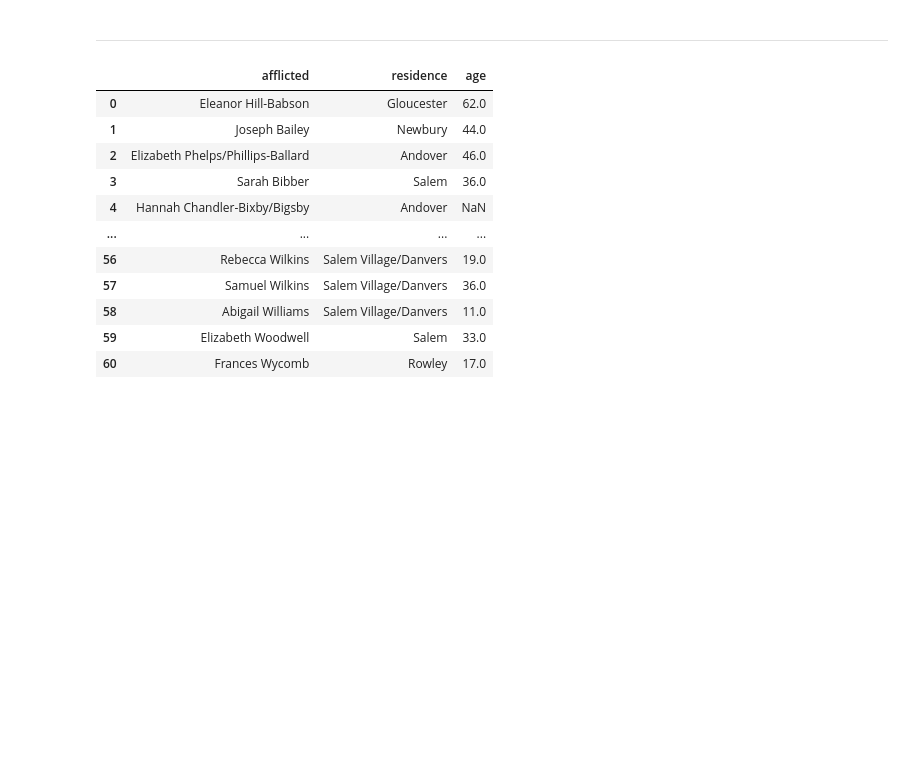
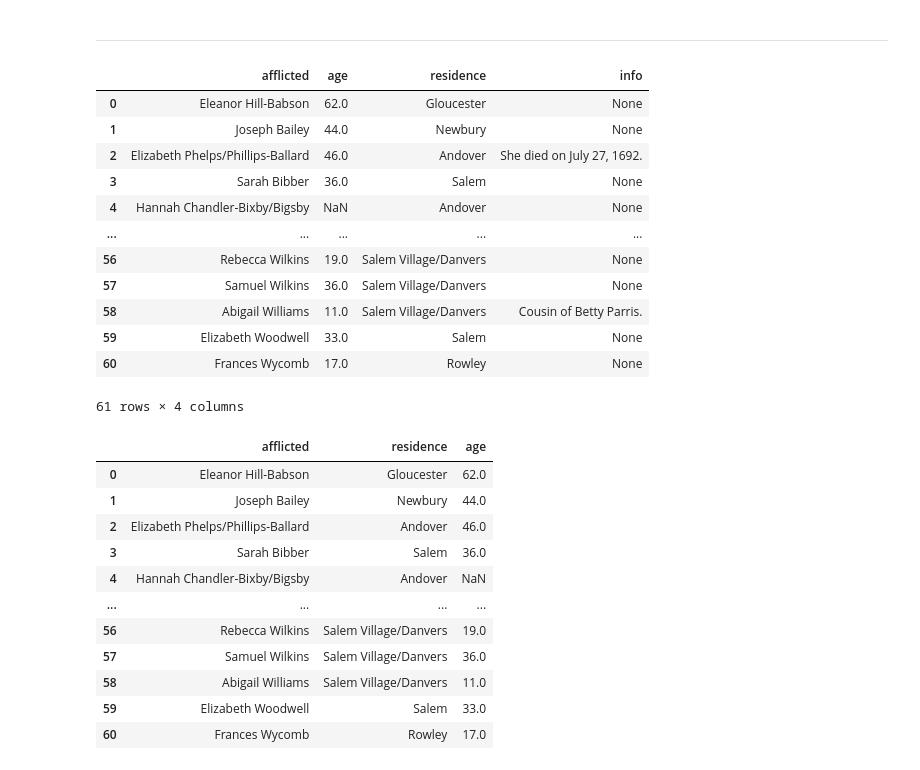
Before and after one commit to lmoraromero/promoG-modulo4-sprint1-pairprogramming-SAIRA-LAURAM, a Jupyter notebook: prueba.ipynb, the cells around one changed output. Saved outputs shown, nothing was run; the diff lists cells and outputs as text; code cells hidden in the pictures; blank space fills up the shorter version.

```diff
--- a/prueba.ipynb
+++ b/prueba.ipynb
@@ -657,6 +662,55 @@ data = [
 ]
 # %%
 import re
+# %%
+afflicted = []
+age = []
+residence = []
+info = []
+
+# Procesamiento de cada entrada
+for entry in data:
+    # Separar la información
+    name_match = re.match(r"(.+?)\s*[,–-]\s*age", entry)
+    name = name_match.group(1).strip() if name_match else None
+
+    age_match = re.search(r"age(?: about)? (\d+)", entry)
+    age_value = int(age_match.group(1)) if age_match else None
+
+    residence_match = re.search(r"living in ([^.]+)", entry)
+    residence_value = residence_match.group(1).strip() if residence_match else None
+
+    info_match = re.search(r"living in (.+)\. (.+)", entry)
+    info_value = info_match.group(2).strip() if info_match else None
+
+    afflicted.append(name)
+    age.append(age_value)
+    residence.append(residence_value)
+    info.append(info_value)
+
+# Crear el DataFrame
+acusados = pd.DataFrame({
+    'afflicted': afflicted,
+    'age': age,
+    'residence': residence,
+    'info': info
+})
+# %%
+acusados
+# %% [output]
+|  | afflicted | age | residence | info |
+| 0 | Eleanor Hill-Babson | 62.0 | Gloucester | None |
+| 1 | Joseph Bailey | 44.0 | Newbury | None |
+| 2 | Elizabeth Phelps/Phillips-Ballard | 46.0 | Andover | She died on July 27, 1692. |
+| 3 | Sarah Bibber | 36.0 | Salem | None |
+| 4 | Hannah Chandler-Bixby/Bigsby | NaN | Andover | None |
+| ... | ... | ... | ... | ... |
+| 56 | Rebecca Wilkins | 19.0 | Salem Village/Danvers | None |
+| 57 | Samuel Wilkins | 36.0 | Salem Village/Danvers | None |
+| 58 | Abigail Williams | 11.0 | Salem Village/Danvers | Cousin of Betty Parris. |
+| 59 | Elizabeth Woodwell | 33.0 | Salem | None |
+| 60 | Frances Wycomb | 17.0 | Rowley | None |
+61 rows × 4 columns
 # %%
 def process_entry(entry):
     # Separar nombre, edad y residencia
```
Also changed, not shown: parts of 5 cells of this notebook, 5 other files.
